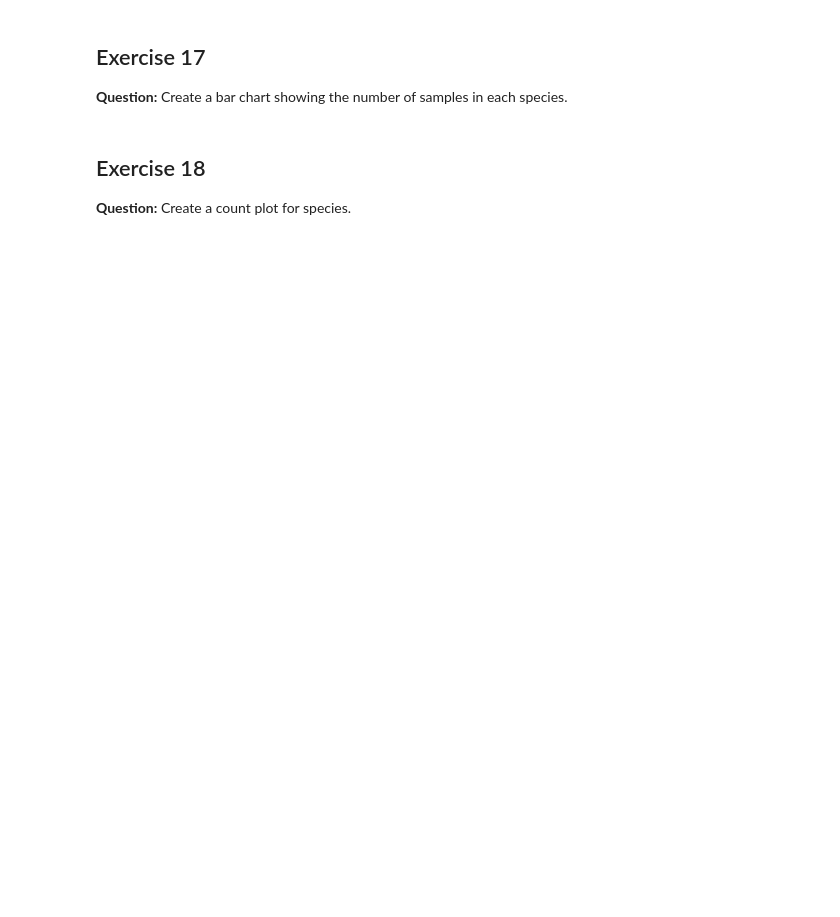
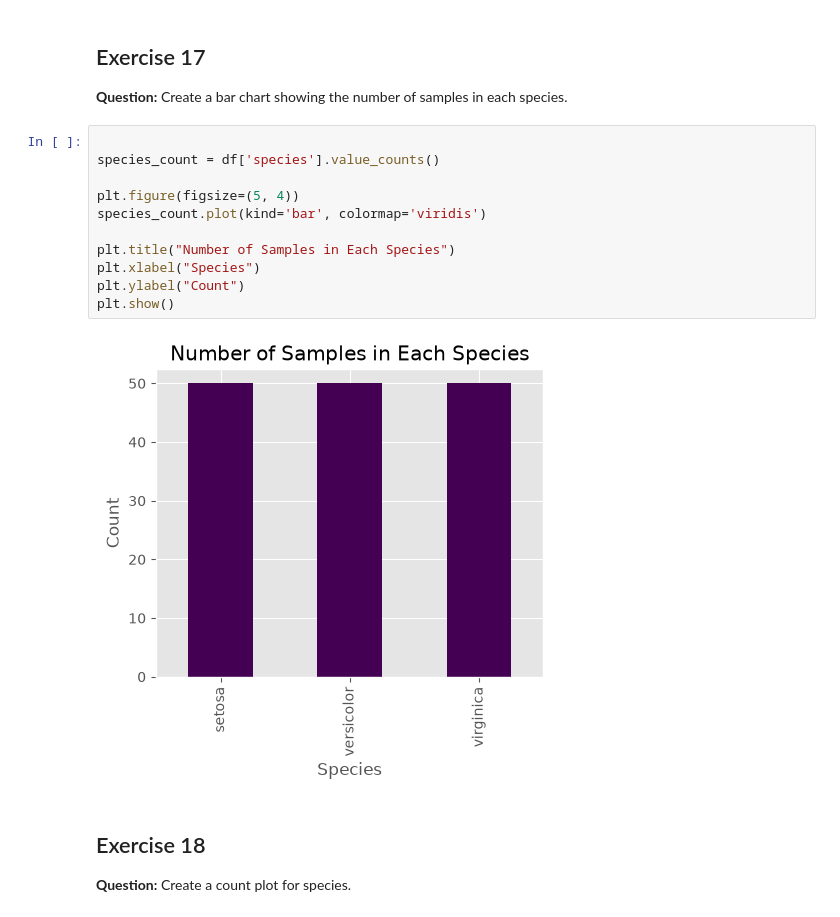
Before and after one commit to Sumit-Rajak99/Matplotlib-learning, a Jupyter notebook: Iris_Dataset_questions.ipynb, the cells around one changed output. Drawn from its saved outputs; the diff is of its cells as text; blank space fills up the shorter version.

```diff
--- a/Iris_Dataset_questions.ipynb
+++ b/Iris_Dataset_questions.ipynb
@@ -103,6 +282,19 @@ NameError: name 'df' is not defined
 ## Exercise 17
 
 **Question:** Create a bar chart showing the number of samples in each species.
+# %%
+
+species_count = df['species'].value_counts()
+
+plt.figure(figsize=(5, 4))
+species_count.plot(kind='bar', colormap='viridis')
+
+plt.title("Number of Samples in Each Species")
+plt.xlabel("Species")
+plt.ylabel("Count")
+plt.show()
+# %% [output]
+[figure, added]
 # %% [markdown]
 ## Exercise 18
 
```
Also changed, not shown: parts of 30 cells of this notebook.
